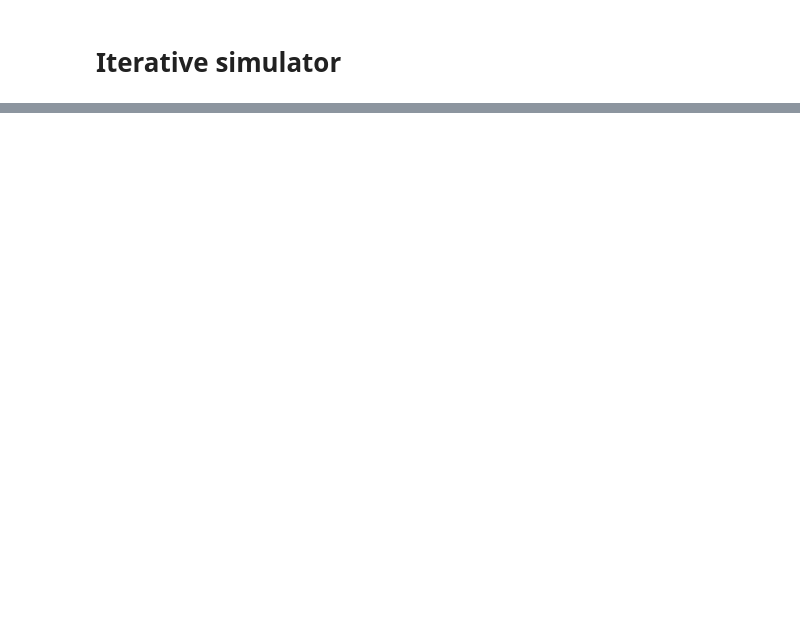
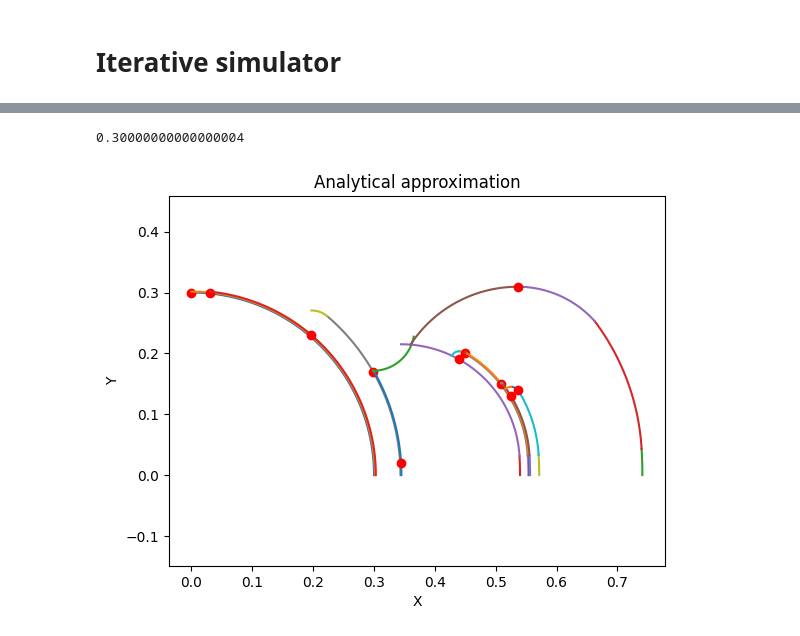
Before and after one commit to RohanGautam/microatoll_sim, a Jupyter notebook: examples/example.ipynb, the cells around one changed output, grey strips where cells are left out. Cells and saved outputs as stored; diff of their text form; code cells hidden in the pictures; blank space fills up the shorter version.

```diff
--- a/examples/example.ipynb
+++ b/examples/example.ipynb
@@ -65,33 +147,46 @@ DATAFILE02 = "data/Param.dat"
 pi = np.pi
 
 SLin = np.loadtxt(DATAFILE01, comments="#")
-gr = np.loadtxt(DATAFILE02, usecols=[1])
-gr = gr / 1e3
+# gr = np.loadtxt(DATAFILE02, usecols=[1])
+# gr = gr / 1e3
+SLin = diedown_events
 Nc = SLin.shape[0]  # Number of diedown events
 
 # Arrays for arc segments
 # First column:0:BF, 1:MF, 2:TF, 3:TB
 # Third column: 0:Ox, 1:Oy, 2:radius, 3:1st endpoint, 4:2nd endpoint
 Arcs = np.zeros((4, Nc, 5))
 
 # Diedown point
 # Second column: 0:Dx, 1:Dy, 2:Angle of normal vector,
 #               3:Location of diedown (0:BF, 1:MF, 2:TF)
 DD = np.zeros((Nc, 4))
 
 # Surface trace
 Sfc = np.zeros((100, 5))
 # Initial shape and diedown
 R = gr * SLin[0, 0]  # radius
+print(R)
+# R =0.2 # radius
+# print(R)
 Arcs[:, 0, 2] = R
 Arcs[2, 0, 4] = pi / 2
 Arcs[3, 0, 3] = pi / 2
 Arcs[3, 0, 4] = pi / 2
 
-DD[0, 0] = np.sqrt(R * R - SLin[0, 1] * SLin[0, 1])
+DD[0, 0] = np.sqrt((R * R) - SLin[0, 1] * SLin[0, 1])
 DD[0, 1] = SLin[0, 1]
 DD[0, 2] = np.arctan2(DD[0, 1], DD[0, 0])
 DD[0, 3] = 0
 
 Sfc[0, :5] = [0, 0, R, DD[0, 2], pi / 2]
 Isf = 0
+
+asim.growth(Nc,gr,Isf,SLin,Arcs,DD,Sfc)
+for j in range(0,Nc):
+    for i in range(0,4):
+        asim.plot_arc_segment(*Arcs[i,j,:])
+    plt.plot(DD[j,0], DD[j,1], 'ro')
+# %% [output]
+0.30000000000000004
+[figure, added]
```
Also changed, not shown: parts of 13 cells of this notebook, 2 other files.
